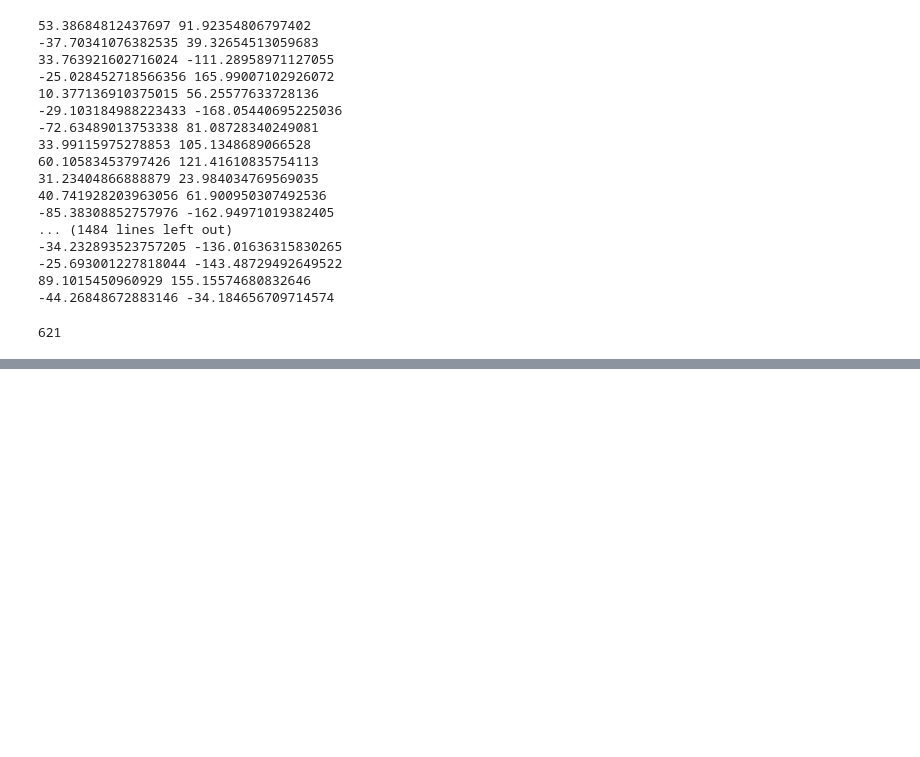
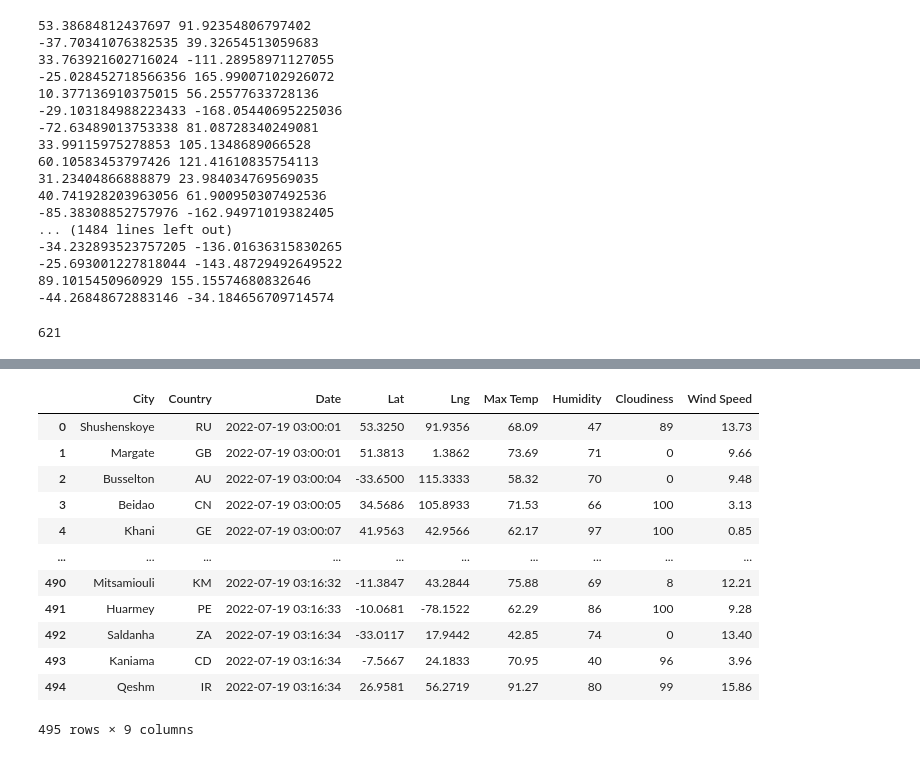
Before and after one commit to lopezroxann/World_Weather_Analysis, a Jupyter notebook: WeatherPy.ipynb, the cells around one changed output, grey strips where cells are left out. Saved outputs shown, nothing was run; the diff lists cells and outputs as text; code cells hidden in the pictures; blank space fills up the shorter version.

Commit message:
updated WeatherPy.

```diff
--- a/WeatherPy.ipynb
+++ b/WeatherPy.ipynb
@@ -54,0 +61,2 @@ len(cities)
+# %%
+url = "http://api.openweathermap.org/data/2.5/weather?units=Imperial&APPID=" + weather_api_key
@@ -54,0 +147,4 @@ len(cities)
+# %%
+# Convert the array of dictionaries to a Pandas DataFrame.
+city_data_df = pd.DataFrame(city_data)
+city_data_df.head(10)
@@ -54,0 +163,19 @@ len(cities)
+# %%
+new_column_order = ["City", "Country", "Date", "Lat", "Lng", "Max Temp", "Humidity", "Cloudiness", "Wind Speed"]
+# %%
+city_data_df = city_data_df[new_column_order]
+city_data_df
+# %% [output]
+|  | City | Country | Date | Lat | Lng | Max Temp | Humidity | Cloudiness | Wind Speed |
+| 0 | Shushenskoye | RU | 2022-07-19 03:00:01 | 53.3250 | 91.9356 | 68.09 | 47 | 89 | 13.73 |
+| 1 | Margate | GB | 2022-07-19 03:00:01 | 51.3813 | 1.3862 | 73.69 | 71 | 0 | 9.66 |
+| 2 | Busselton | AU | 2022-07-19 03:00:04 | -33.6500 | 115.3333 | 58.32 | 70 | 0 | 9.48 |
+| 3 | Beidao | CN | 2022-07-19 03:00:05 | 34.5686 | 105.8933 | 71.53 | 66 | 100 | 3.13 |
+| 4 | Khani | GE | 2022-07-19 03:00:07 | 41.9563 | 42.9566 | 62.17 | 97 | 100 | 0.85 |
+| ... | ... | ... | ... | ... | ... | ... | ... | ... | ... |
+| 490 | Mitsamiouli | KM | 2022-07-19 03:16:32 | -11.3847 | 43.2844 | 75.88 | 69 | 8 | 12.21 |
+| 491 | Huarmey | PE | 2022-07-19 03:16:33 | -10.0681 | -78.1522 | 62.29 | 86 | 100 | 9.28 |
+| 492 | Saldanha | ZA | 2022-07-19 03:16:34 | -33.0117 | 17.9442 | 42.85 | 74 | 0 | 13.40 |
+| 493 | Kaniama | CD | 2022-07-19 03:16:34 | -7.5667 | 24.1833 | 70.95 | 40 | 96 | 3.96 |
+| 494 | Qeshm | IR | 2022-07-19 03:16:34 | 26.9581 | 56.2719 | 91.27 | 80 | 99 | 15.86 |
+495 rows × 9 columns
```
Also changed, not shown: parts of 5 cells of this notebook, 4 other files.
